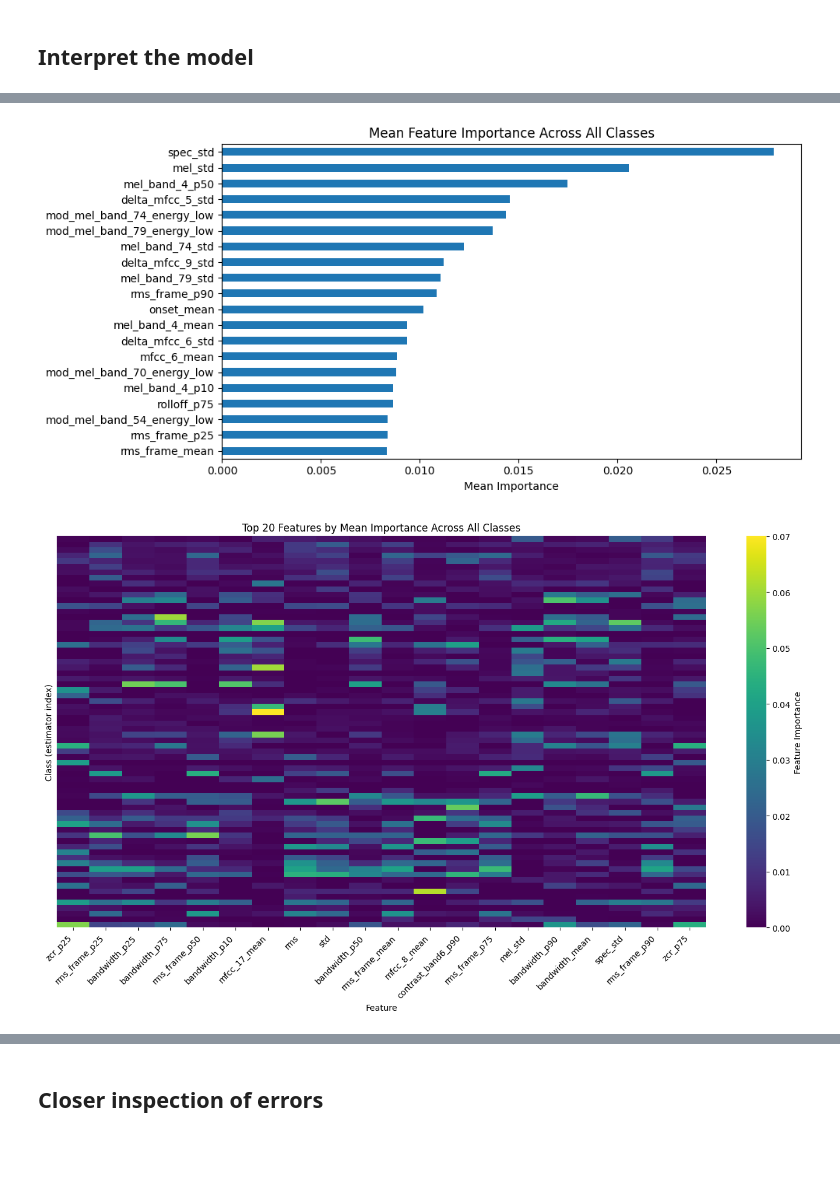
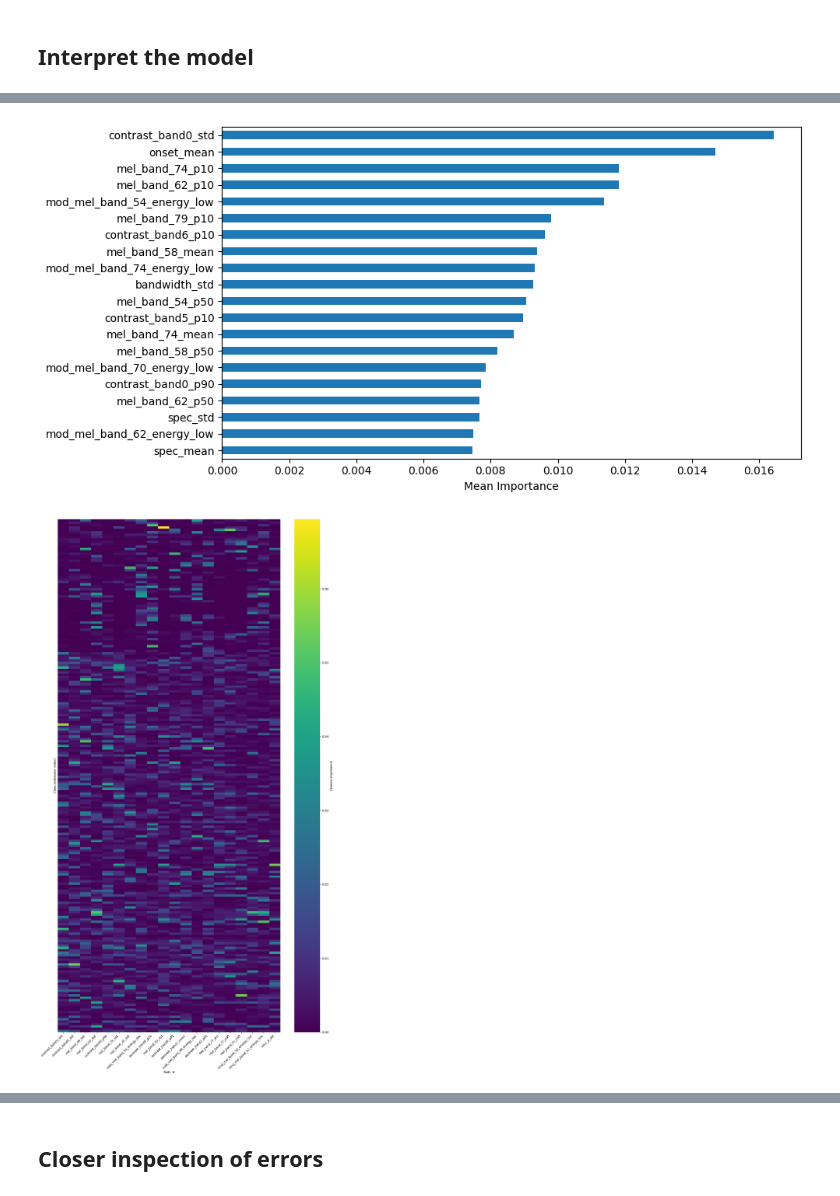
Before and after one commit to vlad-antipin/bioacoustic-species-detection, a Jupyter notebook: notebooks/04-fit_models.ipynb, the cells around one changed output, grey strips where cells are left out. Drawn from its saved outputs; the diff is of its cells as text; code cells hidden in the pictures; blank space fills up the shorter version.

Commit message:
final run and save figures

```diff
--- a/notebooks/04-fit_models.ipynb
+++ b/notebooks/04-fit_models.ipynb
@@ -63,7 +64,7 @@ if AUGMENT_WITH_SITES:
 # %% [markdown]
 Note that it doesn't make much sense to validate on iNat or XC data, since it's of different format than test soundscapes.
 # %%
-FIT_MODE = FitMode.SOUNDSCAPE_TO_SOUNDSCAPE # SOUNDSCAPE_TO_SOUNDSCAPE or MIX_TO_SOUNDSCAPE
+FIT_MODE = FitMode.MIX_TO_SOUNDSCAPE # SOUNDSCAPE_TO_SOUNDSCAPE or MIX_TO_SOUNDSCAPE
 USE_EMBEDDINGS = True
 
 if USE_EMBEDDINGS and FIT_MODE != FitMode.SOUNDSCAPE_TO_SOUNDSCAPE:
@@ -126,8 +129,31 @@ The validation set defined above is used for final validation and test on more r
 - SVM
 # %%
 feature_param_grids = {
-    Classifier.XGBOOST: {"clf__estimator__max_depth": [4, 6]},
-    Classifier.RF:      {"clf__estimator__max_depth": [10, None]},
+    Classifier.XGBOOST: {
+        "clf__estimator__max_depth":     [3, 5],
+        "clf__estimator__n_estimators":  [100, 300],
+        "clf__estimator__learning_rate": [0.05, 0.1],
+        # 2×2×2 = 8 candidates, 24 fits
+    },
+    Classifier.RF: {
+        "clf__estimator__max_depth":        [10, None],
+        "clf__estimator__max_features":     ["sqrt", 0.3],
+        "clf__estimator__min_samples_leaf": [1, 3],
+        # 2×2×2 = 8 candidates, 24 fits
+    },
+}
+
+embedding_param_grids = {
+    Classifier.LR: {
+        "clf__estimator__C":            [0.01, 0.1, 1.0, 10.0],
+        "clf__estimator__class_weight": ["balanced", None],
+        # 4×2 = 8 candidates, 24 fits
+    },
+    Classifier.SVM: {
+        "clf__estimator__C":            [0.1, 1.0, 10.0, 100.0],
+        "clf__estimator__class_weight": ["balanced", None],
+        # 4×2 = 8 candidates, 24 fits
+    },
 }
 
 best_feature_clf, best_feature_params, feature_gs = select_classifier(
@@ -135,10 +161,6 @@ best_feature_clf, best_feature_params, feature_gs = select_classifier(
 )
 
 if USE_EMBEDDINGS:
-    embedding_param_grids = {
-        Classifier.LR:  {"clf__estimator__C": [0.1, 1.0, 10.0]},
-        Classifier.SVM: {"clf__estimator__C": [0.1, 1.0, 10.0]},
-    }
     best_embed_clf, best_embed_params, embed_gs = select_classifier(
         X_train_embed, y_primary_train, embedding_param_grids
     )
@@ -336,11 +402,15 @@ LRAP:          0.6238
 # %% [markdown]
 ## Interpret the model
 # %%
-for pipeline in (pipeline_class, pipeline_baseline):
+for pipeline, label_type in zip((pipeline_class, pipeline_baseline), ("class", "species")):
     class_names = y_class_train.columns
     primary_names = y_primary_train.columns
     df_importance = get_feature_importance(pipeline, class_names)
     TOP_N = 20
     viz.plot_importance_heatmap(df_importance, top_n=TOP_N)
+    viz.savefig(f"feat_importance-{label_type}-{CLASSIFIER.name.lower()}-{FIT_MODE.name.lower()}")
+    plt.show()
     viz.plot_importance_mean(df_importance, top_n=TOP_N)
+    viz.savefig(f"feat_importance_mean-{label_type}-{CLASSIFIER.name.lower()}-{FIT_MODE.name.lower()}")
+    plt.show()
 # %% [output]
@@ -348,2 +418,2 @@ for pipeline in (pipeline_class, pipeline_baseline):
-[figure, old version]
+[figure, new version]
-[figure, old version]
+[figure, new version]
```
Also changed, not shown: parts of 16 cells of this notebook, 32 other files.
